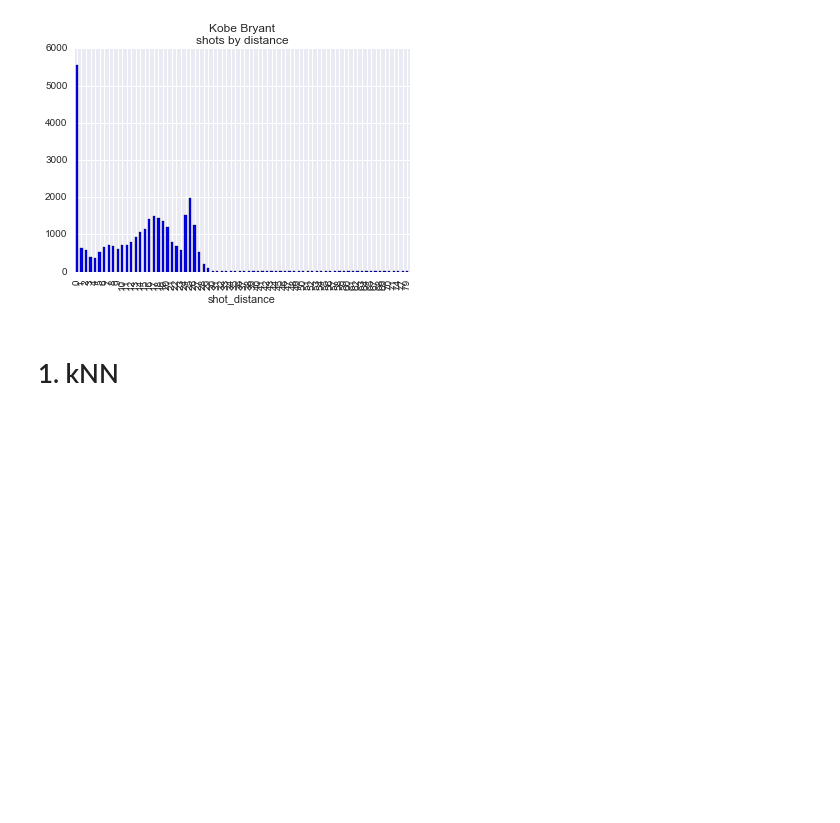
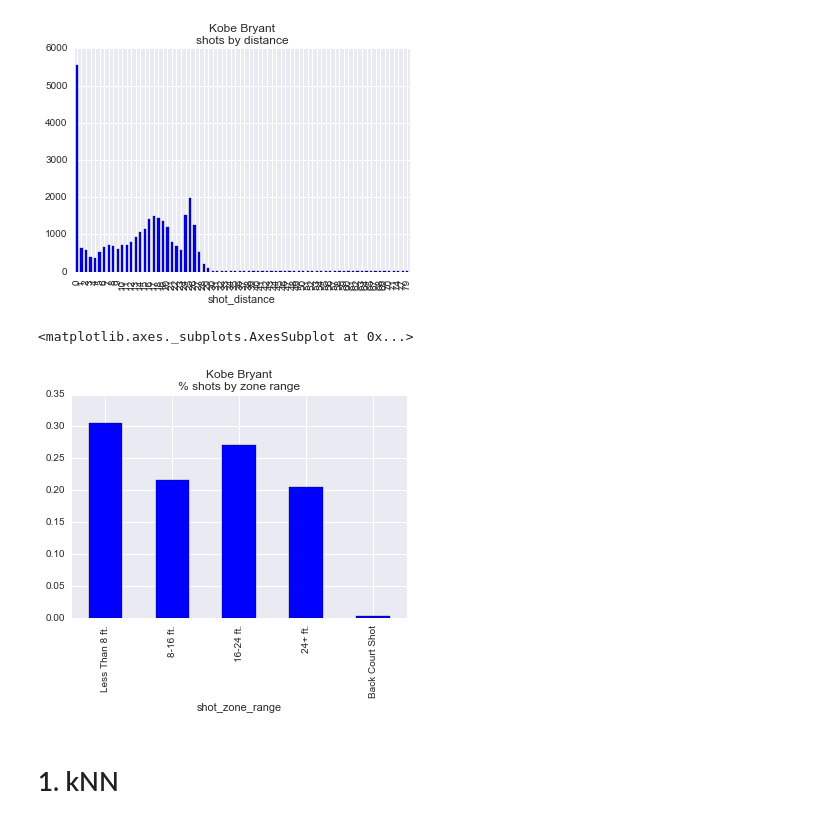
Before and after one commit to joaopcoelho/kobe-shots, a Jupyter notebook: kobe_v01.ipynb, the cells around one changed output. Cells and saved outputs as stored; diff of their text form; code cells hidden in the pictures; blank space fills up the shorter version.

Commit message:
add plot: % shots by zone

```diff
--- a/kobe_v01.ipynb
+++ b/kobe_v01.ipynb
@@ -72,6 +72,16 @@ total_distance.plot.bar(title='Kobe Bryant\nshots by distance')
 [figure]
 # %%
 # fazia sentido definir clusters para agrupar distâncias em zonas de lançamento?
+# %%
+shot_zones = pd.pivot_table(data, index="shot_zone_range", values="shot_id", aggfunc='count')
+shot_zones_pct = shot_zones/shot_zones.sum()
+
+# change order
+shot_zones_pct = shot_zones_pct.reindex(index=['Less Than 8 ft.',  u'8-16 ft.', u'16-24 ft.', u'24+ ft.', u'Back Court Shot'])
+shot_zones_pct.plot.bar(title='Kobe Bryant\n% shots by zone range')
+# %% [output]
+<matplotlib.axes._subplots.AxesSubplot at 0x...>
+[figure, added]
 # %% [markdown]
 # 1. kNN
 # %% [markdown]
```
Also changed, not shown: parts of 3 cells of this notebook.
